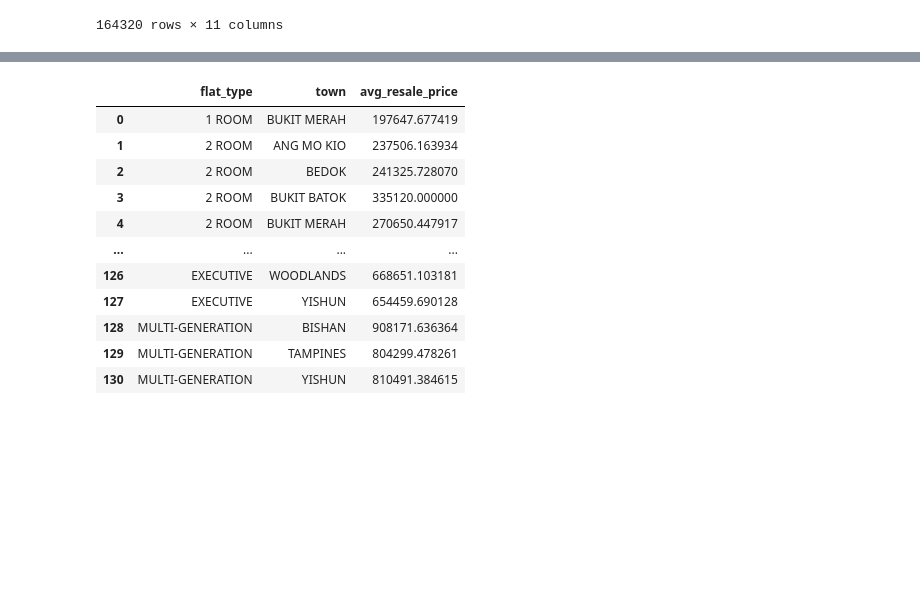
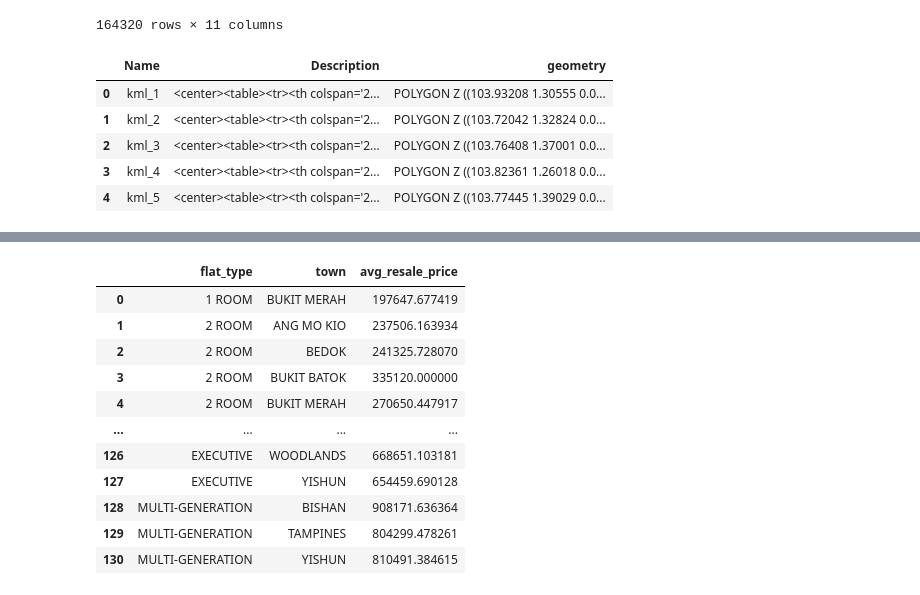
Before and after one commit to jianshun-heng/sg-housing-price, a Jupyter notebook: main_script.ipynb, the cells around one changed output, grey strips where cells are left out. Saved outputs shown, nothing was run; the diff lists cells and outputs as text; code cells hidden in the pictures; blank space fills up the shorter version.

```diff
--- a/main_script.ipynb
+++ b/main_script.ipynb
@@ -29,3 +37,14 @@ df_raw
 | 164318 | 2023-01 | YISHUN | MULTI-GENERATION | 666 | YISHUN AVE 4 | 07 TO 09 | 179.0 | Multi Generation | ... |
 | 164319 | 2023-06 | YISHUN | MULTI-GENERATION | 633 | YISHUN ST 61 | 04 TO 06 | 159.0 | Multi Generation | ... |
 164320 rows × 11 columns
+# %%
+# Import raw planning area file
+gdf = gpd.read_file('data/geographical_shape_file/MasterPlan2019PlanningAreaBoundaryNoSea.geojson', driver = 'GeoJSON')
+gdf.head()
+# %% [output]
+|  | Name | Description | geometry |
+| 0 | kml_1 | <center><table><tr><th colspan='2... | POLYGON Z ((103.93208 1.30555 0.0... |
+| 1 | kml_2 | <center><table><tr><th colspan='2... | POLYGON Z ((103.72042 1.32824 0.0... |
+| 2 | kml_3 | <center><table><tr><th colspan='2... | POLYGON Z ((103.76408 1.37001 0.0... |
+| 3 | kml_4 | <center><table><tr><th colspan='2... | POLYGON Z ((103.82361 1.26018 0.0... |
+| 4 | kml_5 | <center><table><tr><th colspan='2... | POLYGON Z ((103.77445 1.39029 0.0... |
```
Also changed, not shown: parts of 13 cells of this notebook.
